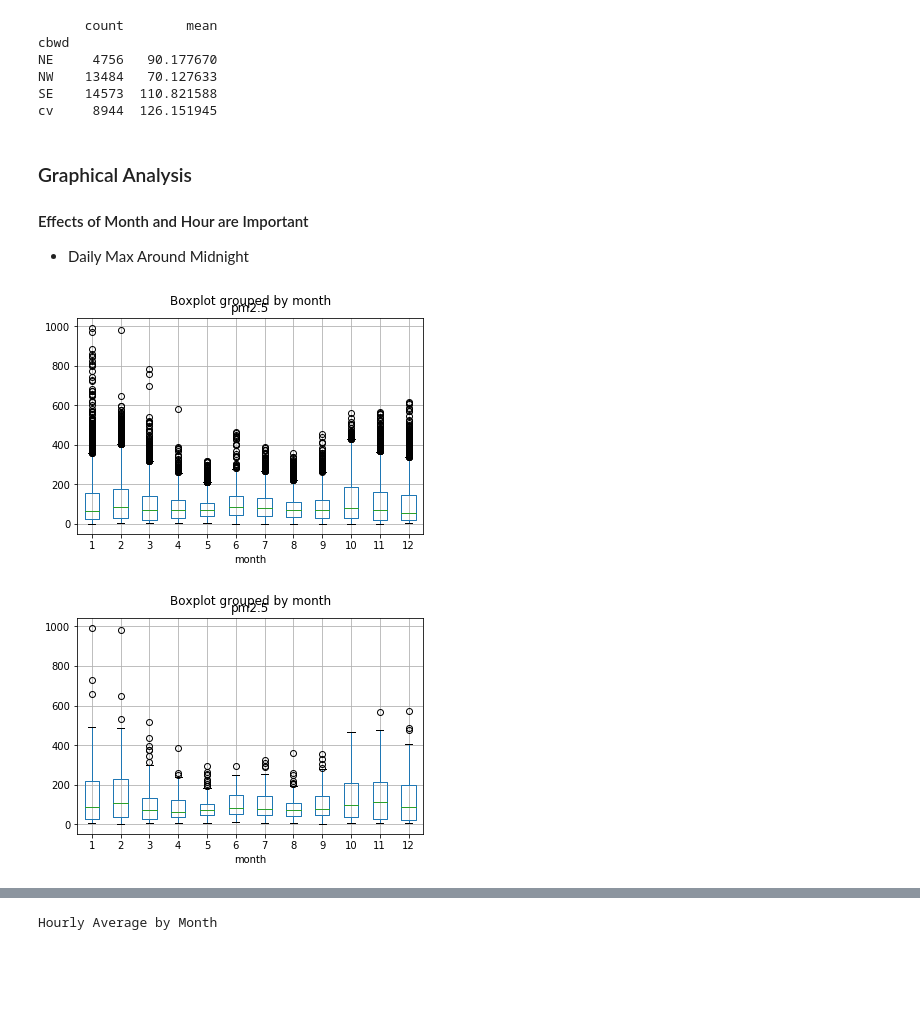
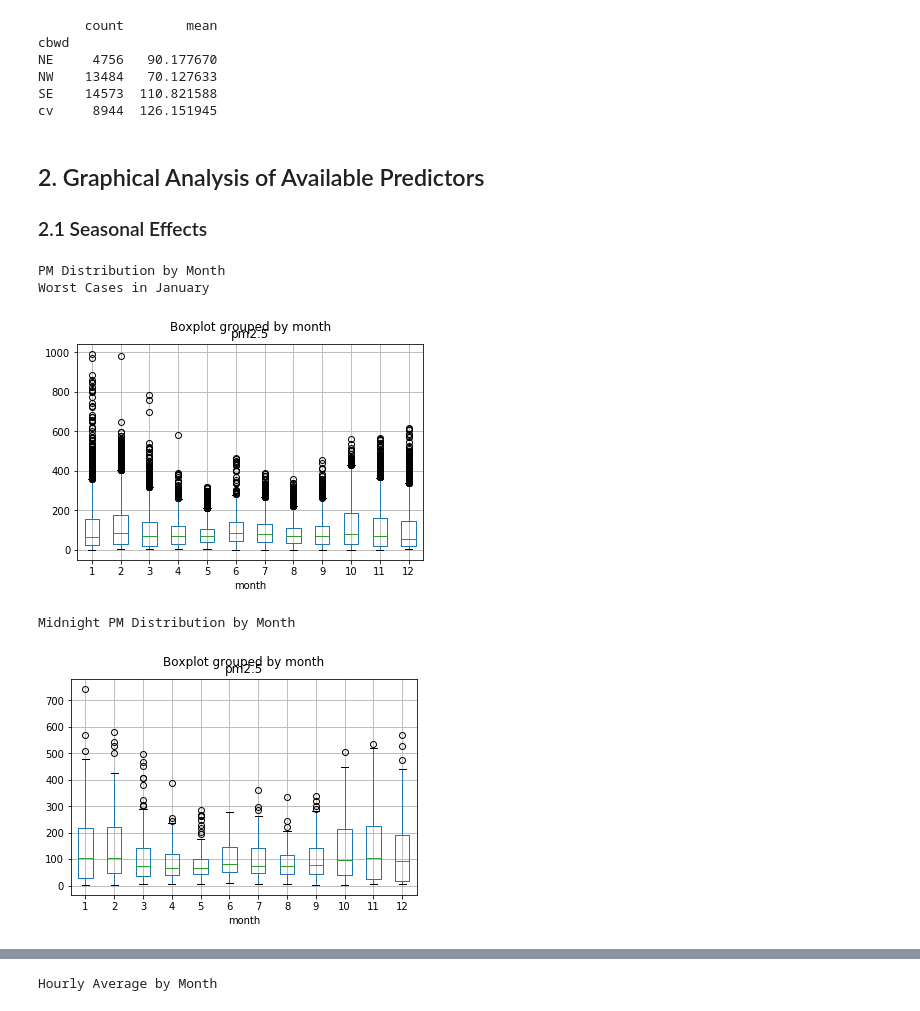
Before and after one commit to ispapadakis/mts, a Jupyter notebook: Exploratory Data Analysis.ipynb, the cells around one changed output, grey strips where cells are left out. Drawn from its saved outputs; the diff is of its cells as text; code cells hidden in the pictures; blank space fills up the shorter version.

Commit message:
Update Exploratory Data Analysis.ipynb
Expanded EDA

```diff
--- a/Exploratory Data Analysis.ipynb
+++ b/Exploratory Data Analysis.ipynb
@@ -82,16 +98,20 @@ NE     4756   90.177670
 NW    13484   70.127633
 SE    14573  110.821588
 cv     8944  126.151945
-# %% [markdown]
-### Graphical Analysis
-#### Effects of Month and Hour are Important
-* Daily Max Around Midnight
+# %% [markdown]
+## 2. Graphical Analysis of Available Predictors <a class="anchor" id="graphanal"></a>
+### 2.1 Seasonal Effects <a class="anchor" id="graphanal_1"></a>
 # %%
-ax = beijing.boxplot("pm2.5",by="month")
+print("PM Distribution by Month\nWorst Cases in January")
+ax = beijing.boxplot("pm2.5", by = "month")
 # %% [output]
+PM Distribution by Month
+Worst Cases in January
 [figure]
 # %%
-ax = beijing.loc[beijing.hour==1].boxplot("pm2.5",by="month")
+print("Midnight PM Distribution by Month")
+ax = beijing.loc[beijing.hour==0].boxplot("pm2.5",by="month")
 # %% [output]
+Midnight PM Distribution by Month
-[figure, old version]
+[figure, new version]
 # %%
```
Also changed, not shown: parts of 29 cells of this notebook.
